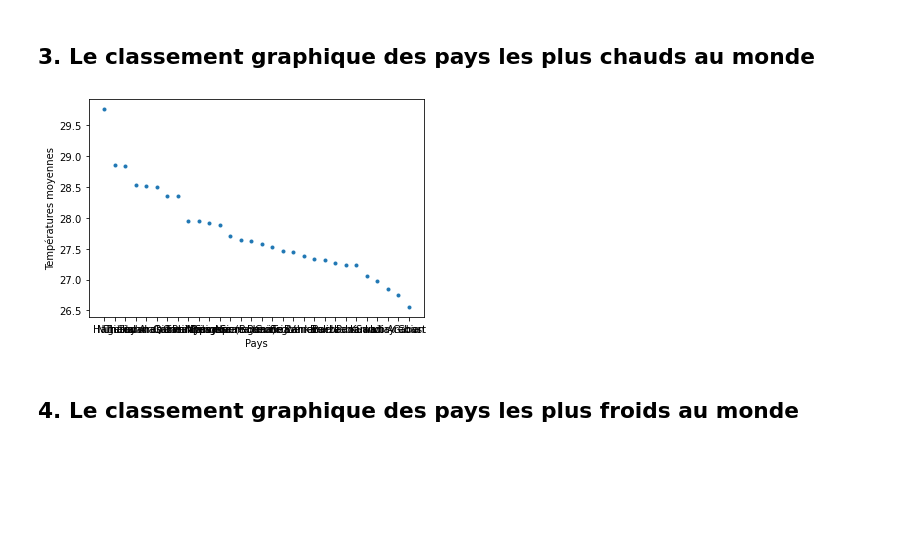
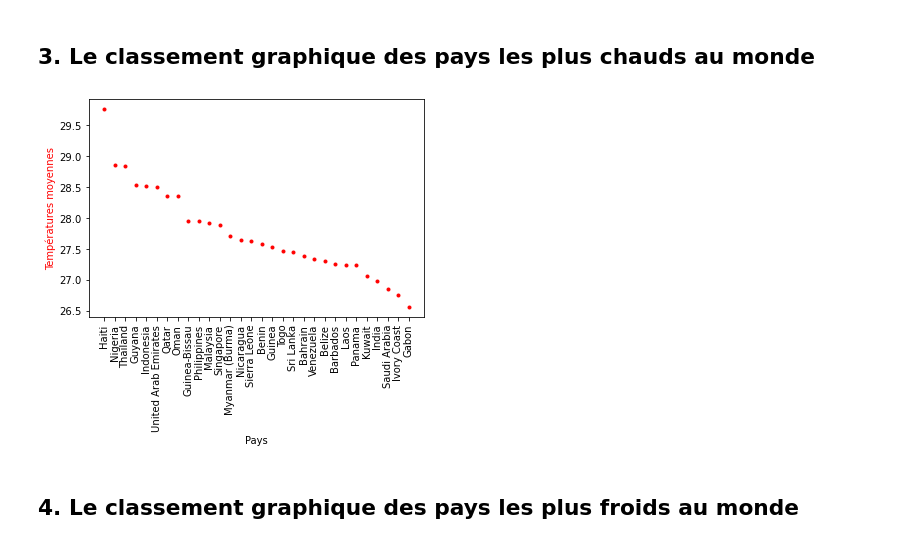
Before and after one commit to Twizzle1997/climatologie, a Jupyter notebook: notebook.ipynb, the cells around one changed output. Saved outputs shown, nothing was run; the diff lists cells and outputs as text; code cells hidden in the pictures; blank space fills up the shorter version.

```diff
--- a/notebook.ipynb
+++ b/notebook.ipynb
@@ -184,12 +183,13 @@ plt.show()
 # %%
 top_warm = global_dataset[['Country', 'AvgTemperature']].groupby('Country').agg({'AvgTemperature': 'mean'}).sort_values(by='AvgTemperature', ascending=False)[:30]
 # %%
-plt.plot(top_warm['AvgTemperature'], marker='.', linewidth=0)
+plt.plot(top_warm['AvgTemperature'], marker='.', linewidth=0, color = 'red')
 plt.xlabel('Pays')
-plt.ylabel('Températures moyennes')
+plt.xticks(rotation=90)
+plt.ylabel('Températures moyennes', color='red')
 plt.show()
 # %% [output]
-[figure, old version]
+[figure, new version]
 # %%
 # Export en CSV
 temp_france.to_csv(CURATED_PATH + 'requete3.csv')
```
Also changed, not shown: parts of 4 cells of this notebook.
